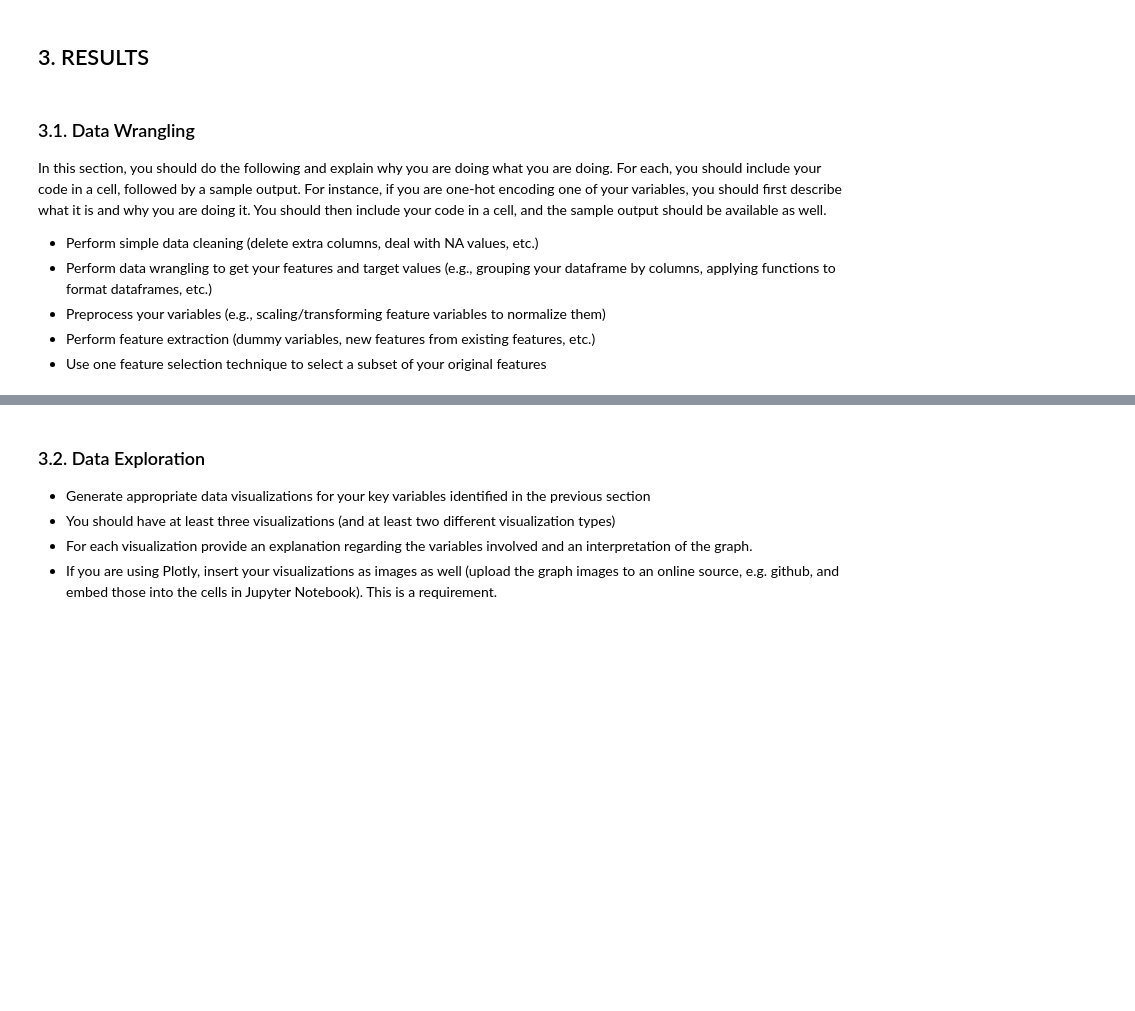
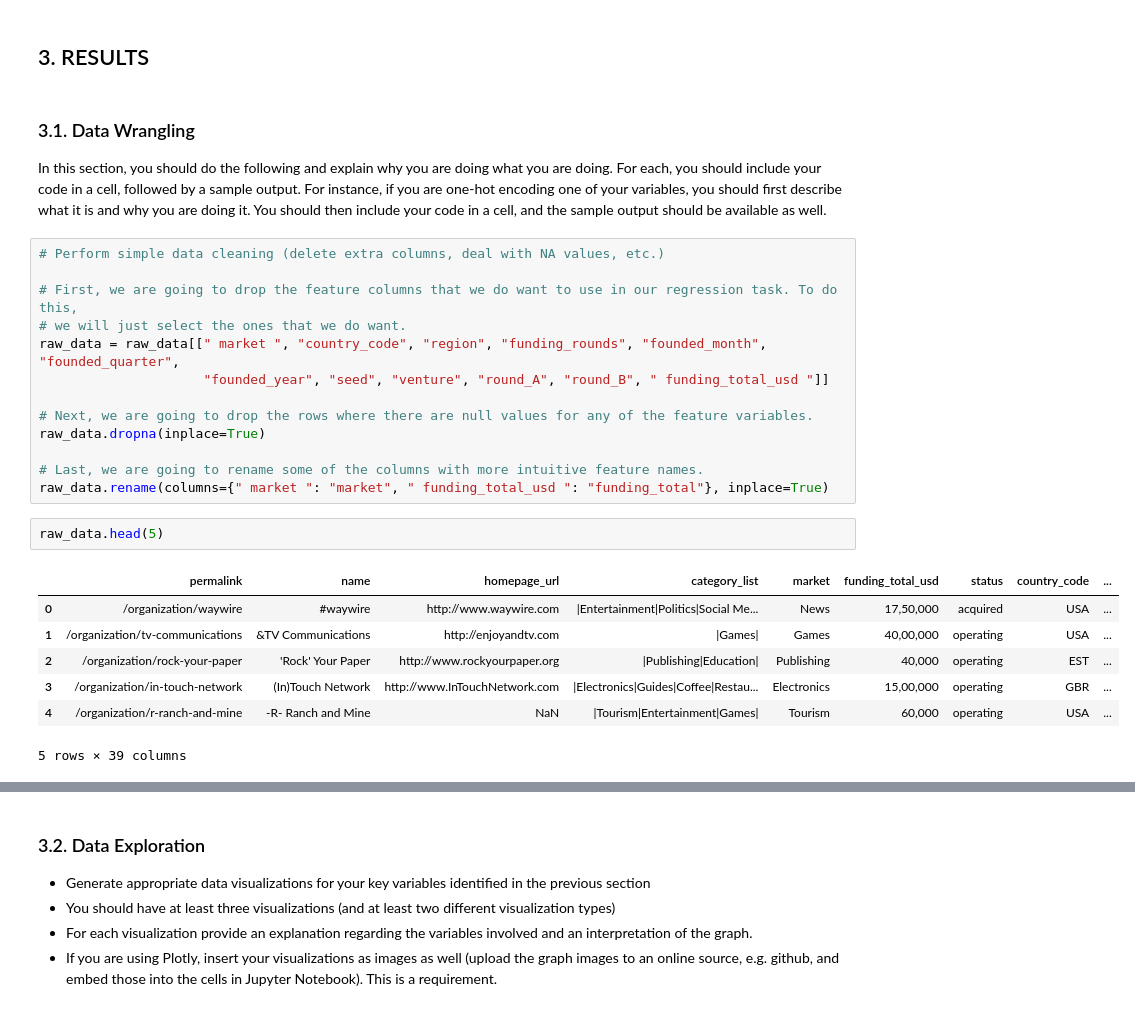
Before and after one commit to tommygreenwald/DS3000FP, a Jupyter notebook: DS3000_FP4_Section01_Group22.ipynb, the cells around one changed output, grey strips where cells are left out. Drawn from its saved outputs; the diff is of its cells as text; blank space fills up the shorter version.

```diff
--- a/DS3000_FP4_Section01_Group22.ipynb
+++ b/DS3000_FP4_Section01_Group22.ipynb
@@ -94,9 +88,26 @@ While this section provides bullet points as prompts, your Introduction should c
 # %% [markdown]
 ### 3.1. Data Wrangling
 In this section, you should do the following and explain why you are doing what you are doing. For each, you should include your code in a cell, followed by a sample output. For instance, if you are one-hot encoding one of your variables, you should first describe what it is and why you are doing it. You should then include your code in a cell, and the sample output should be available as well.
-
-* Perform simple data cleaning (delete extra columns, deal with NA values, etc.)
-* Perform data wrangling to get your features and target values (e.g., grouping your dataframe by columns, applying functions to format dataframes, etc.)
-* Preprocess your variables (e.g., scaling/transforming feature variables to normalize them)
-* Perform feature extraction (dummy variables, new features from existing features, etc.)
-* Use one feature selection technique to select a subset of your original features
+# %%
+# Perform simple data cleaning (delete extra columns, deal with NA values, etc.)
+
+# First, we are going to drop the feature columns that we do want to use in our regression task. To do this,
+# we will just select the ones that we do want.
+raw_data = raw_data[[" market ", "country_code", "region", "funding_rounds", "founded_month", "founded_quarter",
+                     "founded_year", "seed", "venture", "round_A", "round_B", " funding_total_usd "]]
+
+# Next, we are going to drop the rows where there are null values for any of the feature variables.
+raw_data.dropna(inplace=True)
+
+# Last, we are going to rename some of the columns with more intuitive feature names.
+raw_data.rename(columns={" market ": "market", " funding_total_usd ": "funding_total"}, inplace=True)
+# %%
+raw_data.head(5)
+# %% [output]
+|  | permalink | name | homepage_url | category_list | market | funding_total_usd | status | country_code | ... |
+| 0 | /organization/waywire | #waywire | http://www.waywire.com | |Entertainment|Politics|Social Me... | News | 17,50,000 | acquired | USA | ... |
+| 1 | /organization/tv-communications | &TV Communications | http://enjoyandtv.com | |Games| | Games | 40,00,000 | operating | USA | ... |
+| 2 | /organization/rock-your-paper | 'Rock' Your Paper | http://www.rockyourpaper.org | |Publishing|Education| | Publishing | 40,000 | operating | EST | ... |
+| 3 | /organization/in-touch-network | (In)Touch Network | http://www.InTouchNetwork.com | |Electronics|Guides|Coffee|Restau... | Electronics | 15,00,000 | operating | GBR | ... |
+| 4 | /organization/r-ranch-and-mine | -R- Ranch and Mine | NaN | |Tourism|Entertainment|Games| | Tourism | 60,000 | operating | USA | ... |
+5 rows × 39 columns
```
Also changed, not shown: parts of 16 cells of this notebook, 1 other file.
